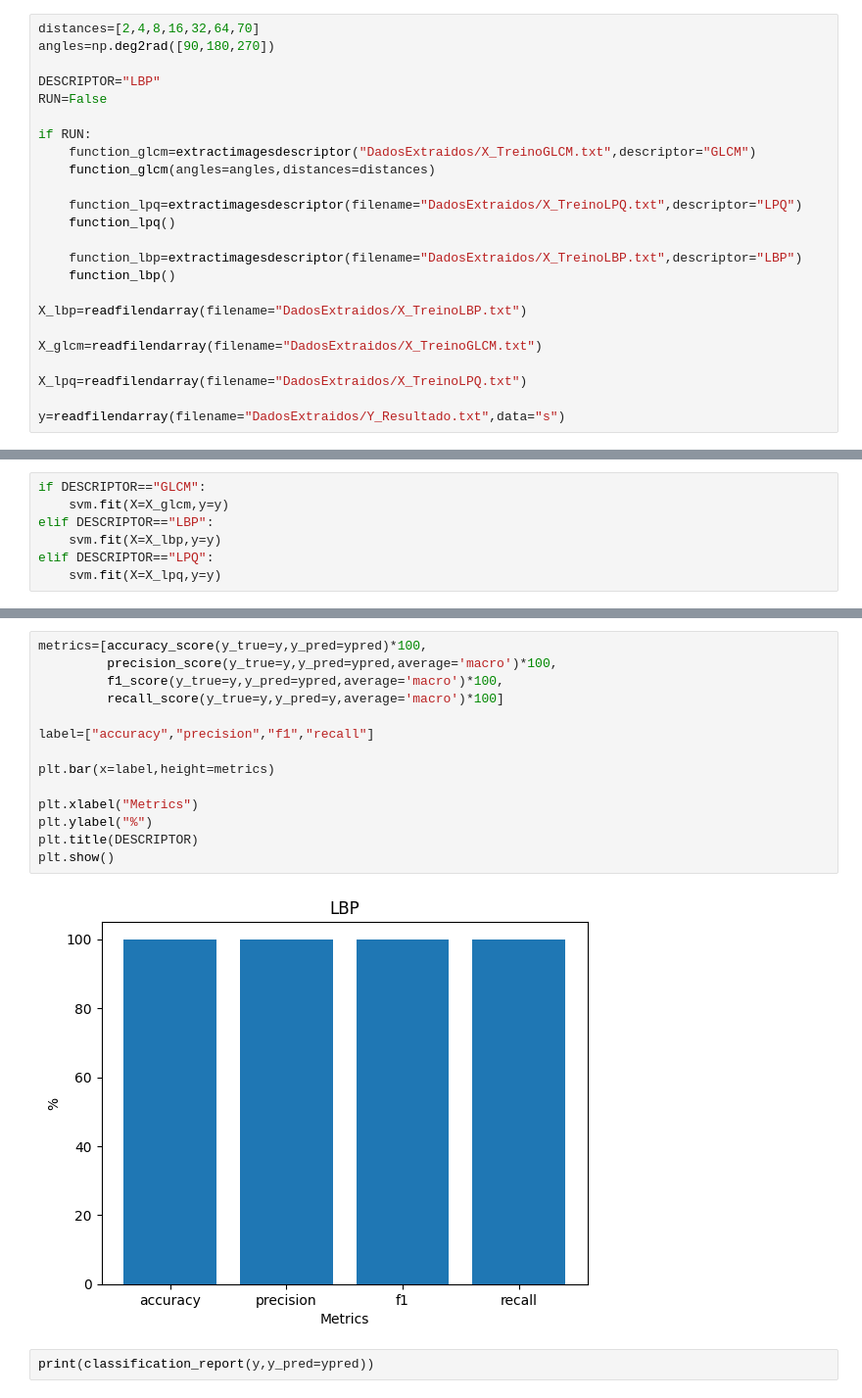
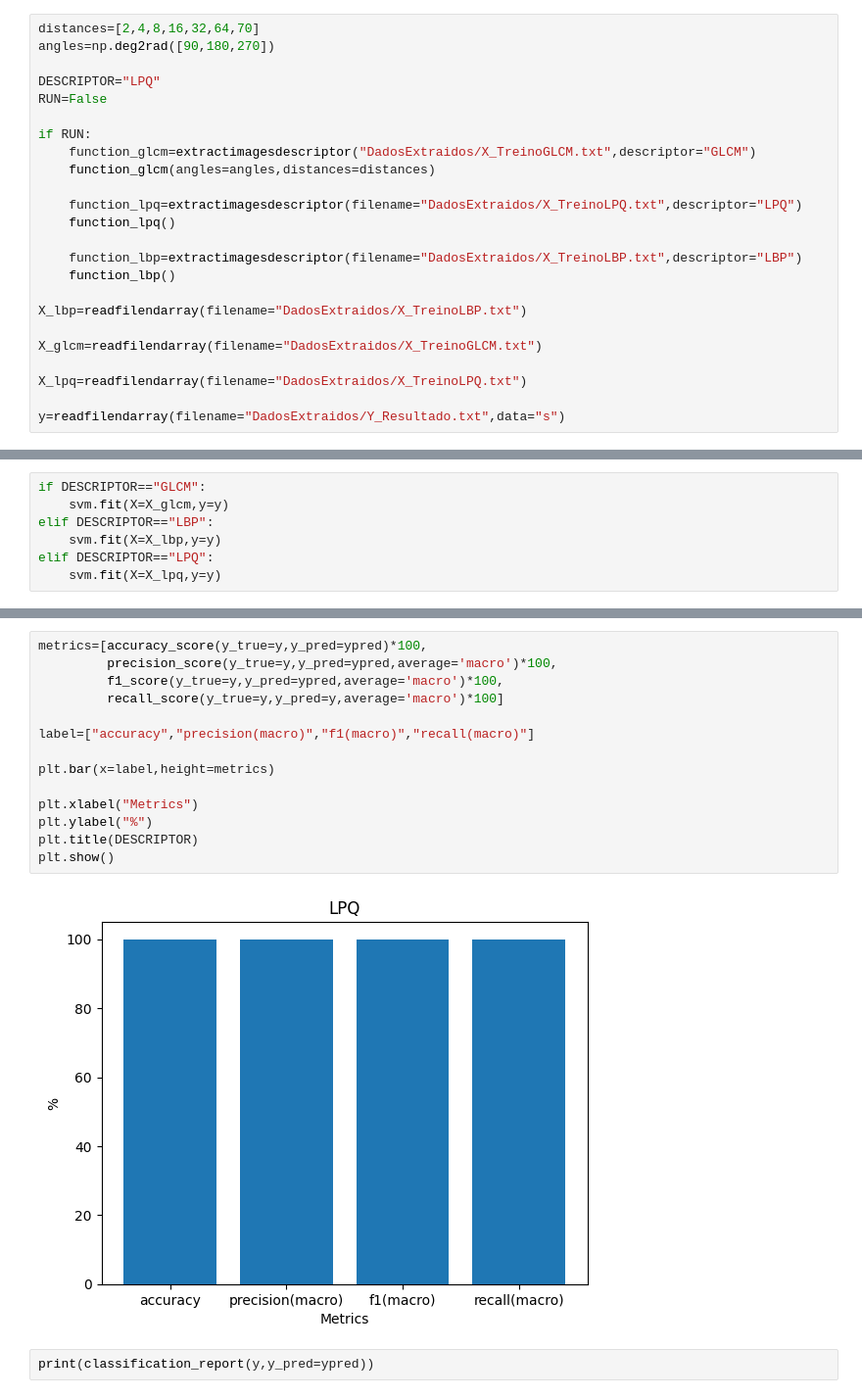
Before and after one commit to alguiguilo098/Trabalho-Final-Inteligencia-Computacional, a Jupyter notebook: main.ipynb, the cells around one changed output, grey strips where cells are left out. Shown at 98% size. Saved outputs shown, nothing was run; the diff lists cells and outputs as text.

```diff
--- a/main.ipynb
+++ b/main.ipynb
@@ -161,7 +162,7 @@ def extractimagesdescriptor(filename:str,descriptor:Literal["LPQ","LBP","GLCM"]
 distances=[2,4,8,16,32,64,70]
 angles=np.deg2rad([90,180,270])
 
-DESCRIPTOR="LBP"
+DESCRIPTOR="LPQ"
 RUN=False
 
 if RUN:
@@ -212,19 +217,19 @@ elif DESCRIPTOR=="LPQ":
 # %%
 metrics=[accuracy_score(y_true=y,y_pred=ypred)*100,
          precision_score(y_true=y,y_pred=ypred,average='macro')*100,
          f1_score(y_true=y,y_pred=ypred,average='macro')*100,
          recall_score(y_true=y,y_pred=y,average='macro')*100]
 
-label=["accuracy","precision","f1","recall"]
+label=["accuracy","precision(macro)","f1(macro)","recall(macro)"]
 
 plt.bar(x=label,height=metrics)
 
 plt.xlabel("Metrics")
 plt.ylabel("%")
 plt.title(DESCRIPTOR)
 plt.show()
 # %% [output]
-[figure, old version]
+[figure, new version]
 # %%
 print(classification_report(y,y_pred=ypred))
 # %% [output]
```
Also changed, not shown: parts of 8 cells of this notebook, 1 other file.
